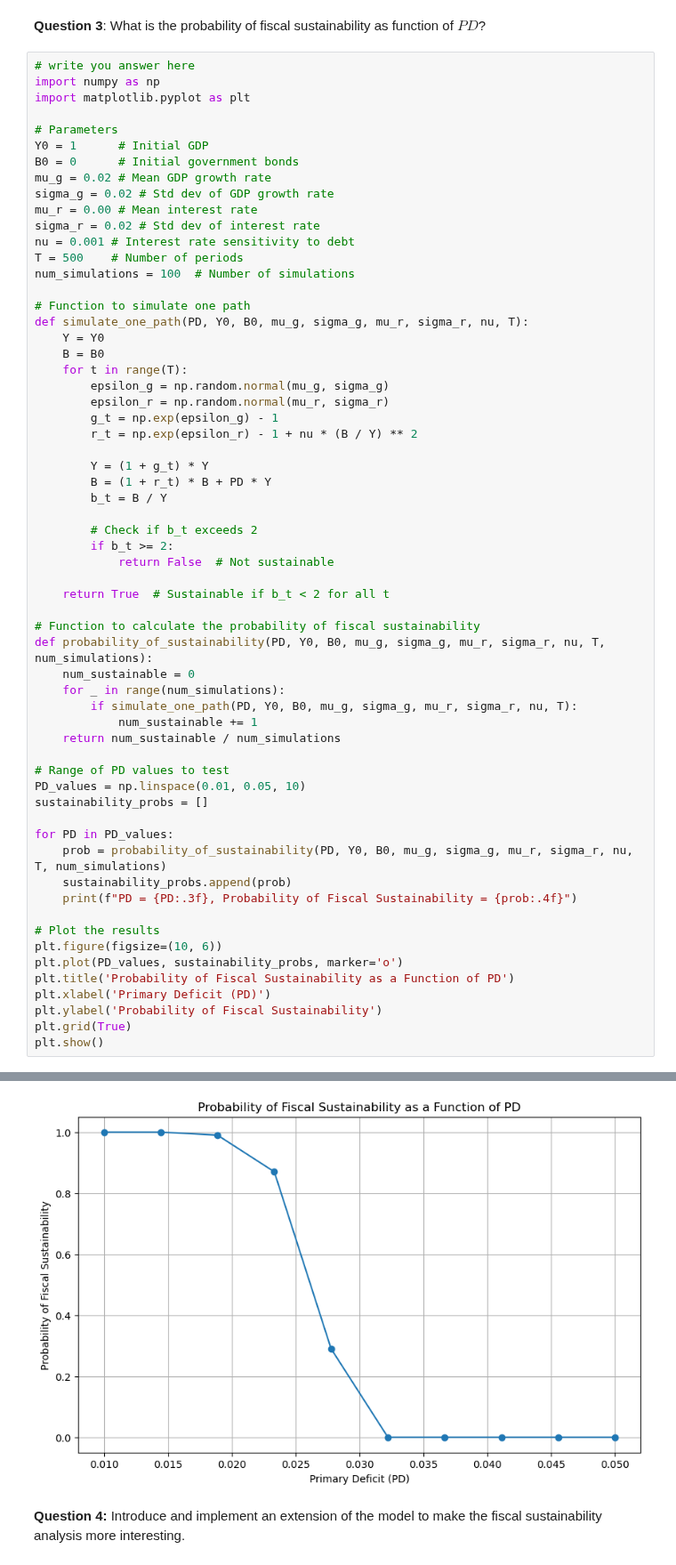
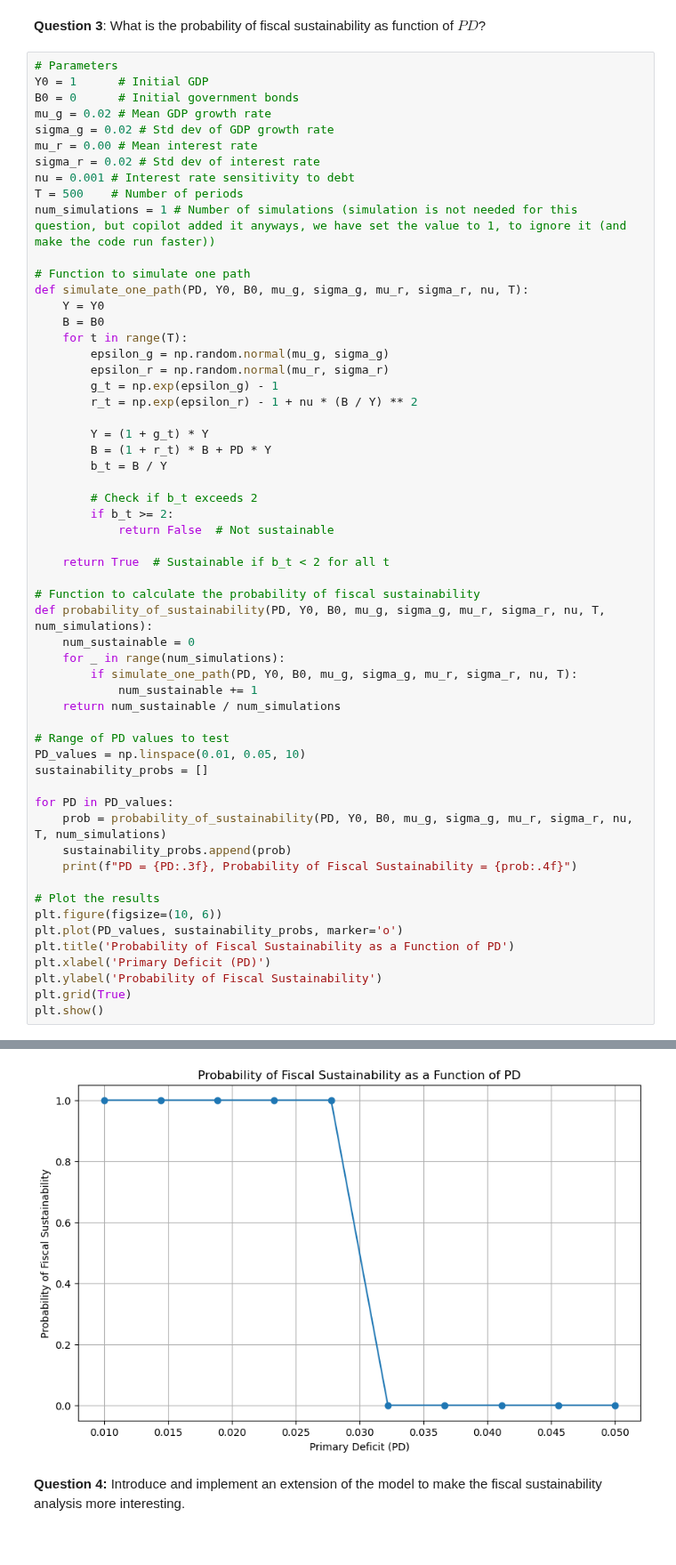
Before and after one commit to NumEconCopenhagen/projects-2024-mikkel-julius-jacob, a Jupyter notebook: Exam retry/Julius/re_exam_2024.ipynb, the cells around one changed output, grey strips where cells are left out. Shown at 89% size. Cells and saved outputs as stored; diff of their text form.

```diff
--- a/Exam retry/Julius/re_exam_2024.ipynb
+++ b/Exam retry/Julius/re_exam_2024.ipynb
@@ -530,10 +530,6 @@ We now define the *probability of fiscal sustainabilit*y as the probability of a
 # %% [markdown]
 **Question 3**: What is the probability of fiscal sustainability as function of $PD$?
 # %%
-# write you answer here
-import numpy as np
-import matplotlib.pyplot as plt
-
 # Parameters
 Y0 = 1      # Initial GDP
 B0 = 0      # Initial government bonds
@@ -543,7 +539,7 @@ mu_r = 0.00 # Mean interest rate
 sigma_r = 0.02 # Std dev of interest rate
 nu = 0.001 # Interest rate sensitivity to debt
 T = 500    # Number of periods
-num_simulations = 100  # Number of simulations
+num_simulations = 1 # Number of simulations (simulation is not needed for this question, but copilot added it anyways, we have set the value to 1, to ignore it (and make the code run faster))
 
 # Function to simulate one path
 def simulate_one_path(PD, Y0, B0, mu_g, sigma_g, mu_r, sigma_r, nu, T):
@@ -599,9 +595,9 @@ PD = 0.028, Probability of Fiscal Sustainability = 0.2900
 PD = 0.032, Probability of Fiscal Sustainability = 0.0000
 PD = 0.037, Probability of Fiscal Sustainability = 0.0000
 PD = 0.041, Probability of Fiscal Sustainability = 0.0000
 PD = 0.046, Probability of Fiscal Sustainability = 0.0000
 PD = 0.050, Probability of Fiscal Sustainability = 0.0000
-[figure, old version]
+[figure, new version]
 # %% [markdown]
 **Question 4:** Introduce and implement an extension of the model to make the fiscal sustainability analysis more interesting.
 # %%
```
Also changed, not shown: parts of 1 cell of this notebook.
